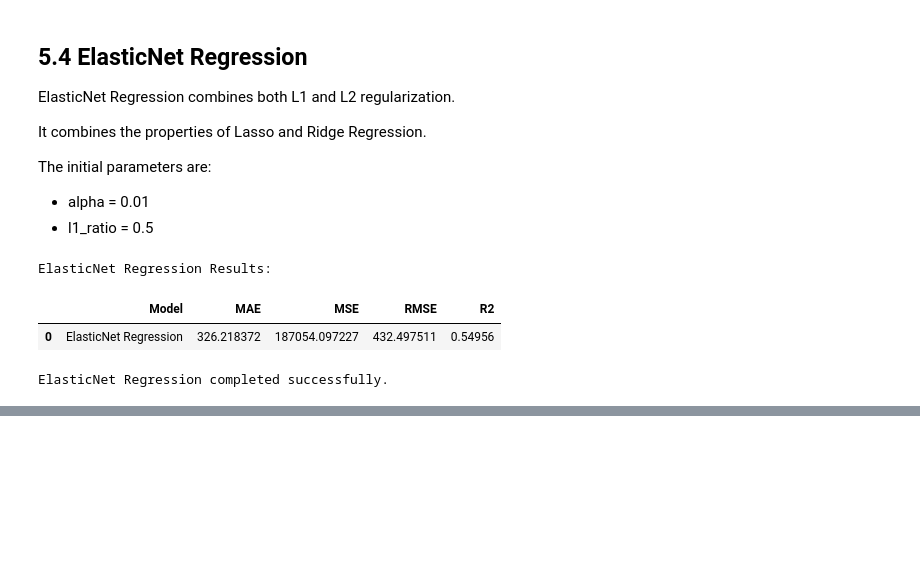
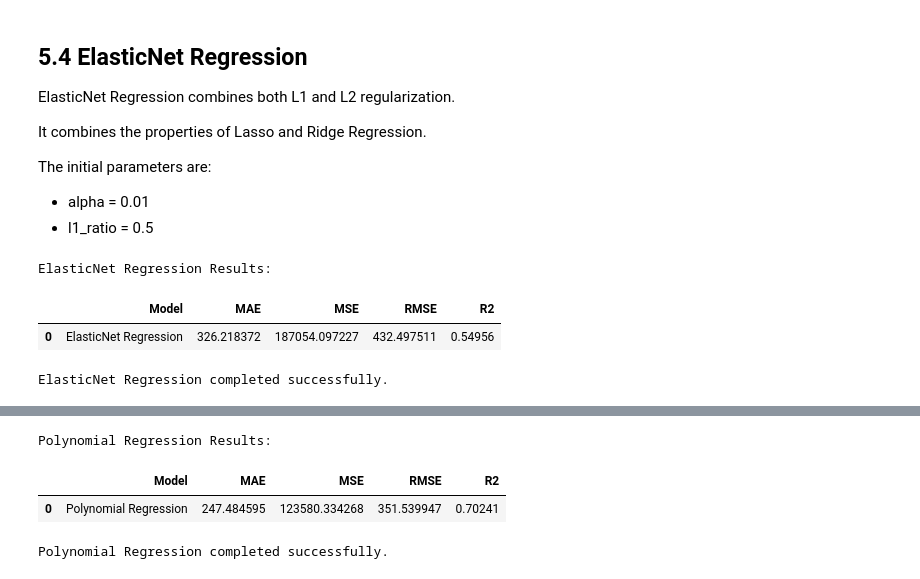
Before and after one commit to mith-sen/ML_Case_Study, a Jupyter notebook: notebooks/regression.ipynb, the cells around one changed output, grey strips where cells are left out. Cells and saved outputs as stored; diff of their text form; code cells hidden in the pictures; blank space fills up the shorter version.

Commit message:
Implement Polynomial Regression

```diff
--- a/notebooks/regression.ipynb
+++ b/notebooks/regression.ipynb
@@ -1181,0 +1190,49 @@ ElasticNet Regression completed successfully.
+# %%
+# Import Polynomial Regression components
+from sklearn.preprocessing import PolynomialFeatures
+
+# Create Polynomial Regression pipeline
+polynomial_pipeline = Pipeline(
+    steps=[
+        ("preprocessor", preprocessor),
+        ("polynomial", PolynomialFeatures(
+            degree=2,
+            include_bias=False
+        )),
+        ("model", LinearRegression())
+    ]
+)
+
+# Train the model
+polynomial_pipeline.fit(X_train, y_train)
+
+# Make predictions
+y_pred_poly = polynomial_pipeline.predict(X_test)
+
+# Calculate evaluation metrics
+poly_mae = mean_absolute_error(y_test, y_pred_poly)
+poly_mse = mean_squared_error(y_test, y_pred_poly)
+poly_rmse = np.sqrt(poly_mse)
+poly_r2 = r2_score(y_test, y_pred_poly)
+
+# Create the polynomial result
+poly_result = {
+    "Model": "Polynomial Regression",
+    "MAE": poly_mae,
+    "MSE": poly_mse,
+    "RMSE": poly_rmse,
+    "R2": poly_r2
+}
+
+# Display results
+poly_result_df = pd.DataFrame([poly_result])
+
+print("Polynomial Regression Results:")
+display(poly_result_df)
+
+print("Polynomial Regression completed successfully.")
+# %% [output]
+Polynomial Regression Results:
+|  | Model | MAE | MSE | RMSE | R2 |
+| 0 | Polynomial Regression | 247.484595 | 123580.334268 | 351.539947 | 0.70241 |
+Polynomial Regression completed successfully.
```
Also changed, not shown: parts of 1 cell of this notebook.
